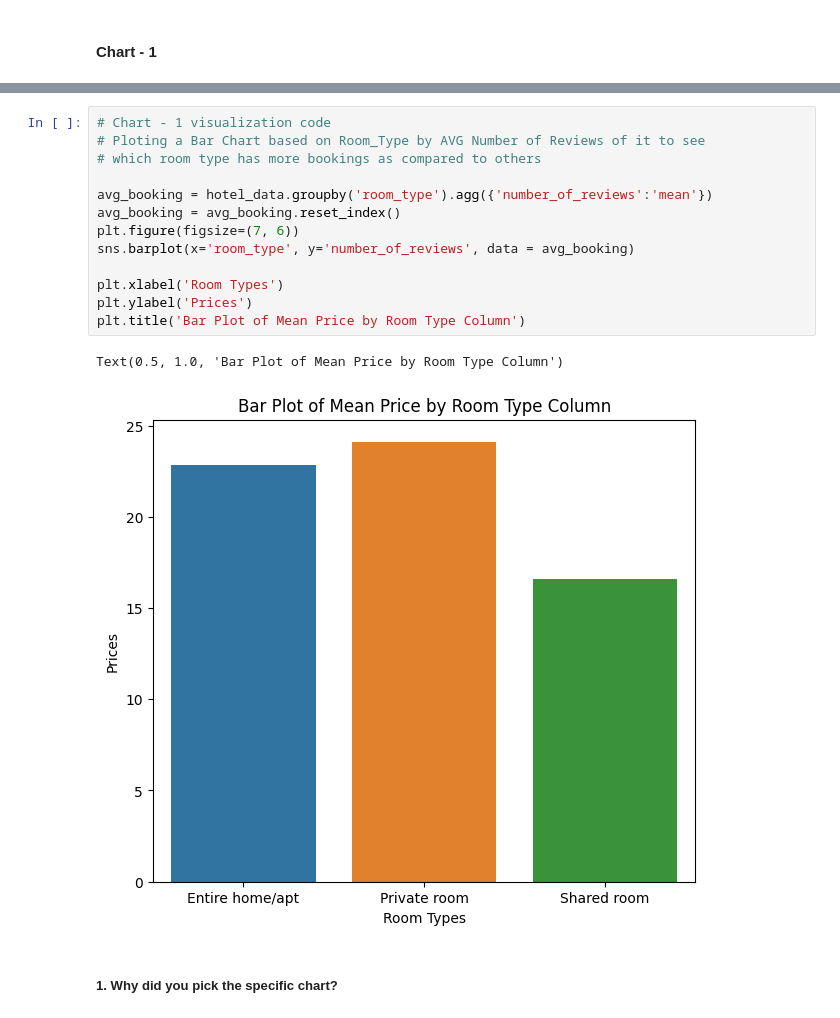
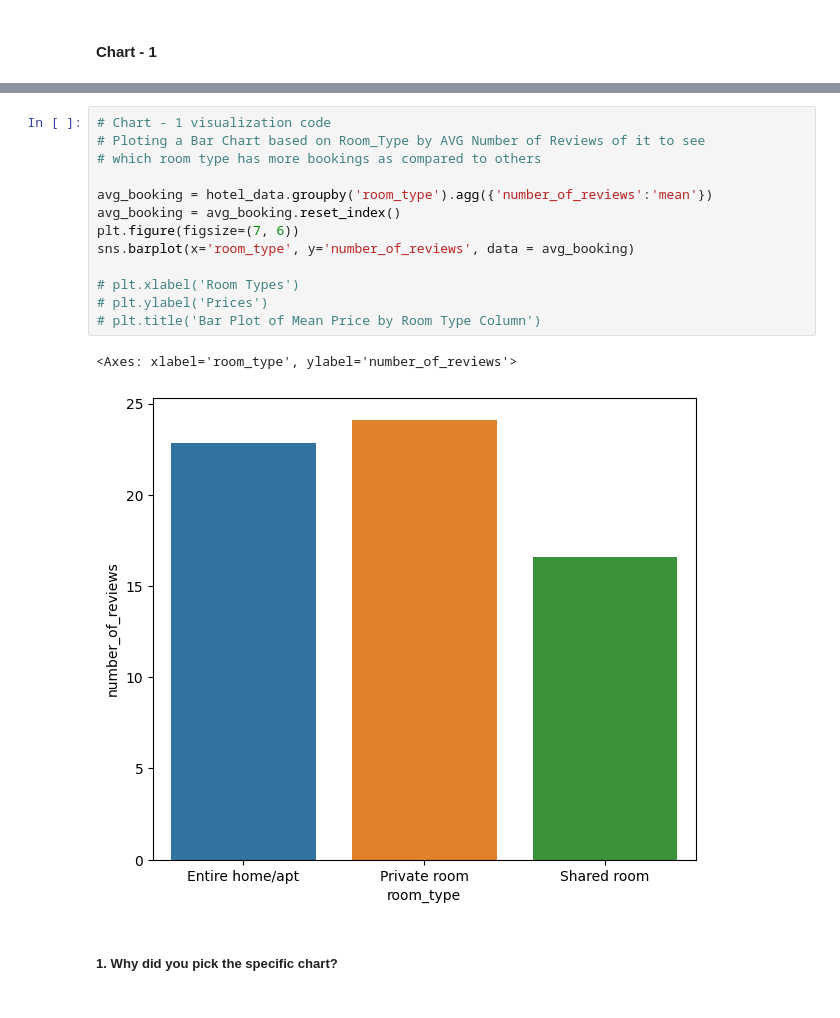
Before and after one commit to HarshitSoni0401/AirBnbProject, a Jupyter notebook: Individual_work_AirBNB_Project_.ipynb, the cells around one changed output, grey strips where cells are left out. Cells and saved outputs as stored; diff of their text form.

```diff
--- a/Individual_work_AirBNB_Project_.ipynb
+++ b/Individual_work_AirBNB_Project_.ipynb
@@ -316,19 +330,19 @@ Answer Here.
 # %%
 # Chart - 1 visualization code
 # Ploting a Bar Chart based on Room_Type by AVG Number of Reviews of it to see
 # which room type has more bookings as compared to others
 
 avg_booking = hotel_data.groupby('room_type').agg({'number_of_reviews':'mean'})
 avg_booking = avg_booking.reset_index()
 plt.figure(figsize=(7, 6))
 sns.barplot(x='room_type', y='number_of_reviews', data = avg_booking)
 
-plt.xlabel('Room Types')
-plt.ylabel('Prices')
-plt.title('Bar Plot of Mean Price by Room Type Column')
+# plt.xlabel('Room Types')
+# plt.ylabel('Prices')
+# plt.title('Bar Plot of Mean Price by Room Type Column')
 # %% [output]
-Text(0.5, 1.0, 'Bar Plot of Mean Price by Room Type Column')
+<Axes: xlabel='room_type', ylabel='number_of_reviews'>
-[figure, old version]
+[figure, new version]
 # %% [markdown]
 ##### 1. Why did you pick the specific chart?
 # %% [markdown]
```
Also changed, not shown: parts of 23 cells of this notebook.
